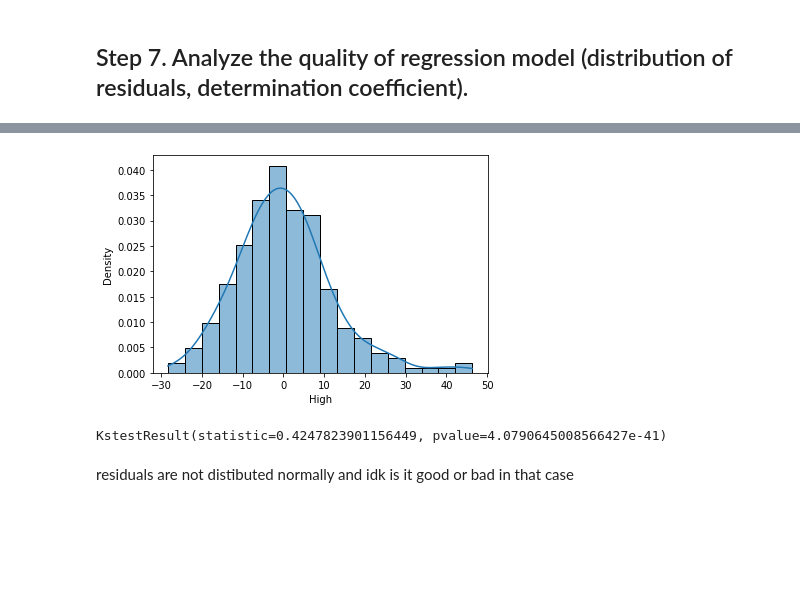
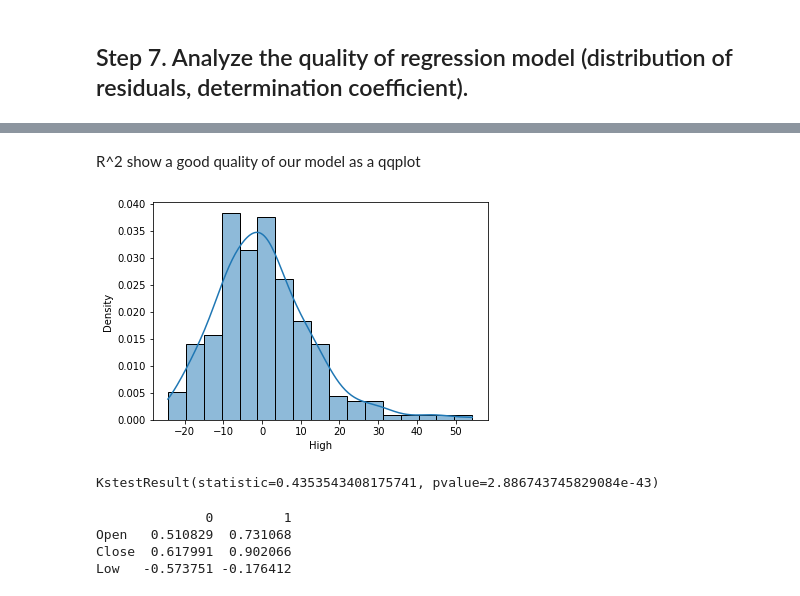
Before and after one commit to semaputnik/multivariate-data-analysis-labs, a Jupyter notebook: Lab_2/code.ipynb, the cells around one changed output, grey strips where cells are left out. Saved outputs shown, nothing was run; the diff lists cells and outputs as text; code cells hidden in the pictures; blank space fills up the shorter version.

```diff
--- a/Lab_2/code.ipynb
+++ b/Lab_2/code.ipynb
@@ -15,3 +14,4 @@ from sklearn import linear_model as lm
 # %%
-# read data
 source_data_path = "./../tcs_stock.csv"
+row_df = pd.read_csv(source_data_path)
+row_df["Deliverble(%)"] = row_df['%Deliverble']
@@ -35,9 +18,7 @@ row_df
 # %%
-df = row_df[[ 'High', 'Open', 'Low', 'Last', 'Close', 'Trades', '%Deliverble']]
+feature_cols = ['Open', 'Low', 'Last', 'Close', 'Trades', 'Deliverble(%)']
+target_col = 'High'
 
-feature_cols = ['Open', 'Low', 'Last', 'Close', 'Trades', '%Deliverble']
-features = df[feature_cols]
-target = df['High']
-
-df
+df = row_df[feature_cols + [target_col]]
+df.head()
 # %% [output]
@@ -217,10 +208,10 @@ I think that 3 features is ok. Let's use Open, Close, Trades
 # %% [markdown]
 ## Step 6. Build regression model and make an analysis of multicollinearity and regularization (if needed).
 # %%
-train, test = train_test_split(df[['High', 'Open', 'Close', 'Low', 'Trades']].copy())
+train, test = train_test_split(df[['High', 'Open', 'Close', 'Low']].copy())
 
-train_feature = train[['Open', 'Close', 'Low', 'Trades']]
-test_feature = test[['Open', 'Close', 'Low', 'Trades']]
+train_feature = train[['Open', 'Close', 'Low']]
+test_feature = test[['Open', 'Close', 'Low']]
 
 train_target = train['High']
 test_target = test['High']
@@ -262,0 +251,3 @@ r^2 can be find above at the end of Step 6
+# %%
+X = df[['Open', 'Close', 'Low']]
+Y = df['High']
@@ -271,11 +281,20 @@ R^2 = 0.9837459902926684
+# %% [markdown]
+R^2 show a good quality of our model as a qqplot
 # %%
-residuals = df['High'] - regression.predict(df[['Open', 'Close', 'Low', 'Trades']])
-ax = sns.histplot(residuals, kde = 'True', stat="density", label=f'Distribution of residuals for {target}')
+residuals = Y - regression.predict(X)
+ax = sb.histplot(residuals, kde = 'True', stat="density")
 # %% [output]
-[figure, old version]
+[figure, new version]
 # %%
-scipy.stats.kstest(residuals, 'norm', args=(residuals.mean(), residuals.var()))
+st.kstest(residuals, 'norm', args=(residuals.mean(), residuals.var()))
 # %% [output]
-KstestResult(statistic=0.4247823901156449, pvalue=4.0790645008566427e-41)
+KstestResult(statistic=0.4353543408175741, pvalue=2.886743745829084e-43)
-# %% [markdown]
-residuals are not distibuted normally and idk is it good or bad in that case
+# %%
+mod = sm.OLS(train_target, train_feature)
+res = mod.fit()
+print(res.conf_int(0.01))
+# %% [output]
+              0         1
+Open   0.510829  0.731068
+Close  0.617991  0.902066
+Low   -0.573751 -0.176412
```
Also changed, not shown: parts of 28 cells of this notebook.
